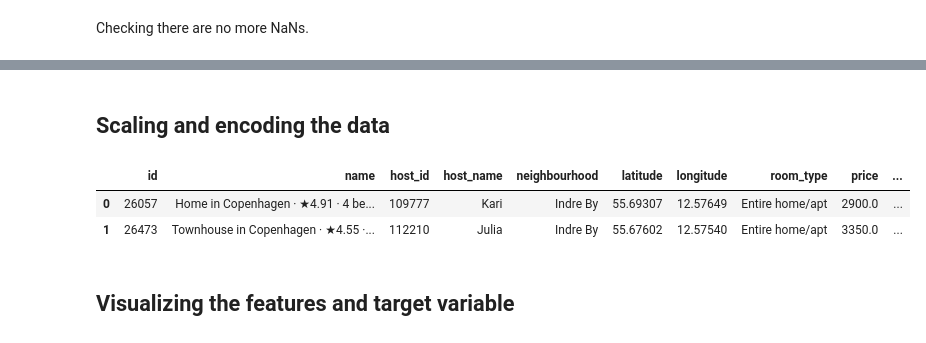
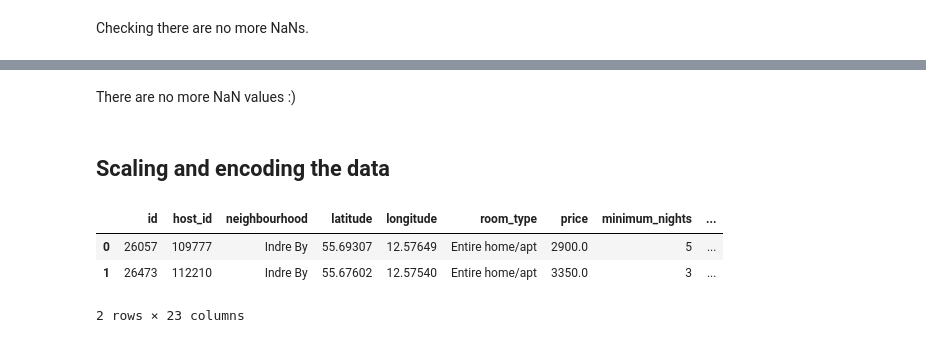
Before and after one commit to aiko-isnt-ded/data-analytics, a Jupyter notebook: notebooks/12cluster_algorithms.ipynb, the cells around one changed output, grey strips where cells are left out. Drawn from its saved outputs; the diff is of its cells as text; code cells hidden in the pictures.

```diff
--- a/notebooks/12cluster_algorithms.ipynb
+++ b/notebooks/12cluster_algorithms.ipynb
@@ -40,3 +40,5 @@ df = df.drop(columns='last_review')
+# %%
+df = df.drop(columns=['host_name'])
 # %% [markdown]
 Treating NaN values - Price
 # %%
@@ -69,8 +70,0 @@ sns.heatmap(df.isna(), cmap="YlGnBu", mask=df.isna())
-# %%
-sep= ' · '
-name = df['name'].str.split(sep, expand=True)
-name = name.rename(columns={0:'rental', 1:'rating', 2:'bedrooms', 3:'beds',4:'bathrooms'})
-temp = name['rental'].str.split(' in ', expand=True).rename(columns={0:'property', 1:'location'})
-name = temp.join(name).drop(columns='rental')
-
-name.head()
@@ -83,0 +118,21 @@ name.head()
+# %%
+# Replacing the abnormal values in the name columns
+df['bathrooms'] = df['bathrooms'].replace({'Half-bath':'0.5', 'Shared':'1'}).astype(float)
+df['rating'] = df['rating'].replace({'New':'0'}).astype(float)
+
+# Changing the data types
+df['beds'] = df['beds'].astype(float)
+df['bedrooms'] = df['bedrooms'].astype(float)
+# %%
+# Filling the NaN values
+imp_random = RandomSampleImputer(['rating'])
+df = imp_random.fit_transform(df)
+
+imp_random = RandomSampleImputer(['bedrooms'])
+df = imp_random.fit_transform(df)
+
+imp_random = RandomSampleImputer(['beds'])
+df = imp_random.fit_transform(df)
+
+imp_random = RandomSampleImputer(['bathrooms'])
+df = imp_random.fit_transform(df)
@@ -84,2 +159,4 @@ name.head()
+# %% [markdown]
+There are no more NaN values :)
 # %% [markdown]
 ## Scaling and encoding the data
@@ -88,9 +163,21 @@ encoder = MinMaxScaler()
 # %%
 encoder = OrdinalEncoder()
+
 a = np.array(df['neighbourhood']).reshape(-1,1)
 df['neighbourhood_encoded'] = encoder.fit_transform(a)
+
+a = np.array(df['room_type']).reshape(-1,1)
+df['room_type_encoded'] = encoder.fit_transform(a)
+
+a = np.array(df['property']).reshape(-1,1)
+df['property_encoded'] = encoder.fit_transform(a)
+
+a = np.array(df['location']).reshape(-1,1)
+df['location_encoded'] = encoder.fit_transform(a)
+
 df.head(2)
 # %% [output]
-|  | id | name | host_id | host_name | neighbourhood | latitude | longitude | room_type | price | ... |
-| 0 | 26057 | Home in Copenhagen · ★4.91 · 4 be... | 109777 | Kari | Indre By | 55.69307 | 12.57649 | Entire home/apt | 2900.0 | ... |
-| 1 | 26473 | Townhouse in Copenhagen · ★4.55 ·... | 112210 | Julia | Indre By | 55.67602 | 12.57540 | Entire home/apt | 3350.0 | ... |
+|  | id | host_id | neighbourhood | latitude | longitude | room_type | price | minimum_nights | ... |
+| 0 | 26057 | 109777 | Indre By | 55.69307 | 12.57649 | Entire home/apt | 2900.0 | 5 | ... |
+| 1 | 26473 | 112210 | Indre By | 55.67602 | 12.57540 | Entire home/apt | 3350.0 | 3 | ... |
+2 rows × 23 columns
@@ -101,2 +183,0 @@ Y = scaler.fit_transform(np.array(df['price']).reshape(-1,1))
-# %% [markdown]
-## Visualizing the features and target variable
```
Also changed, not shown: parts of 20 cells of this notebook.
